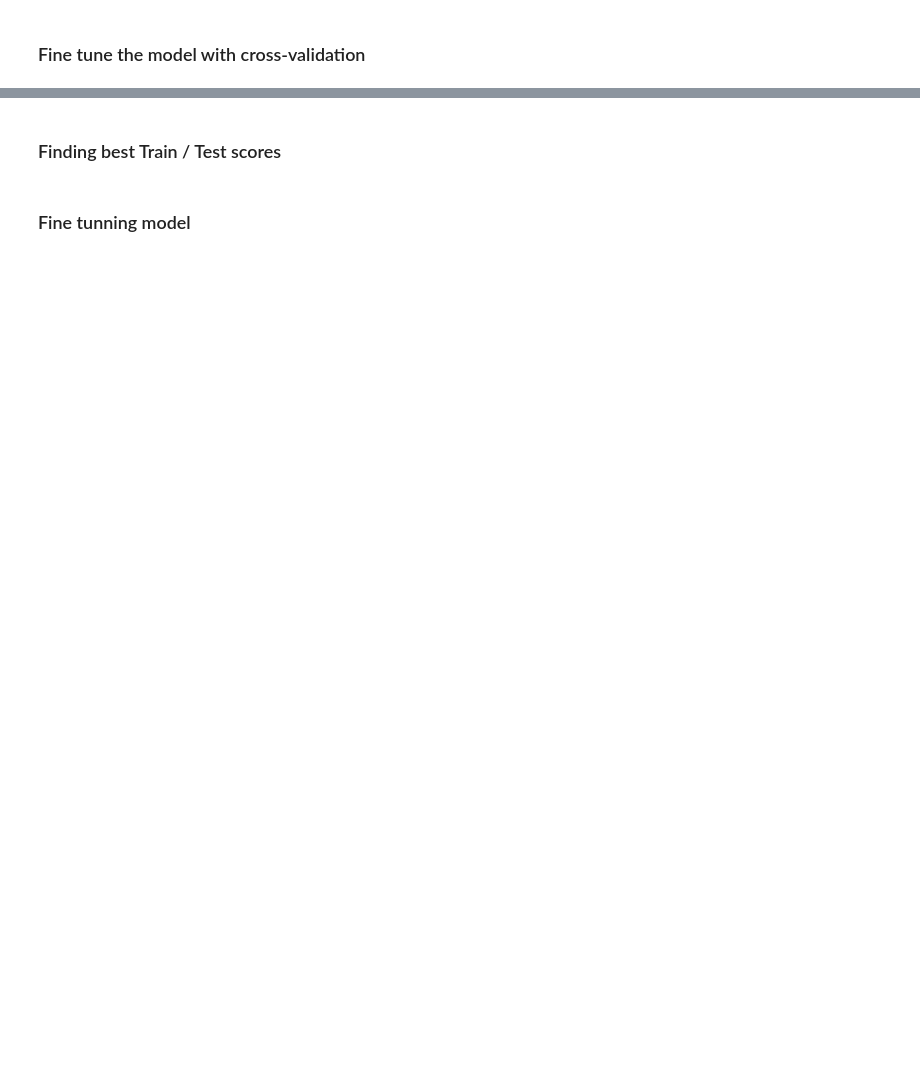
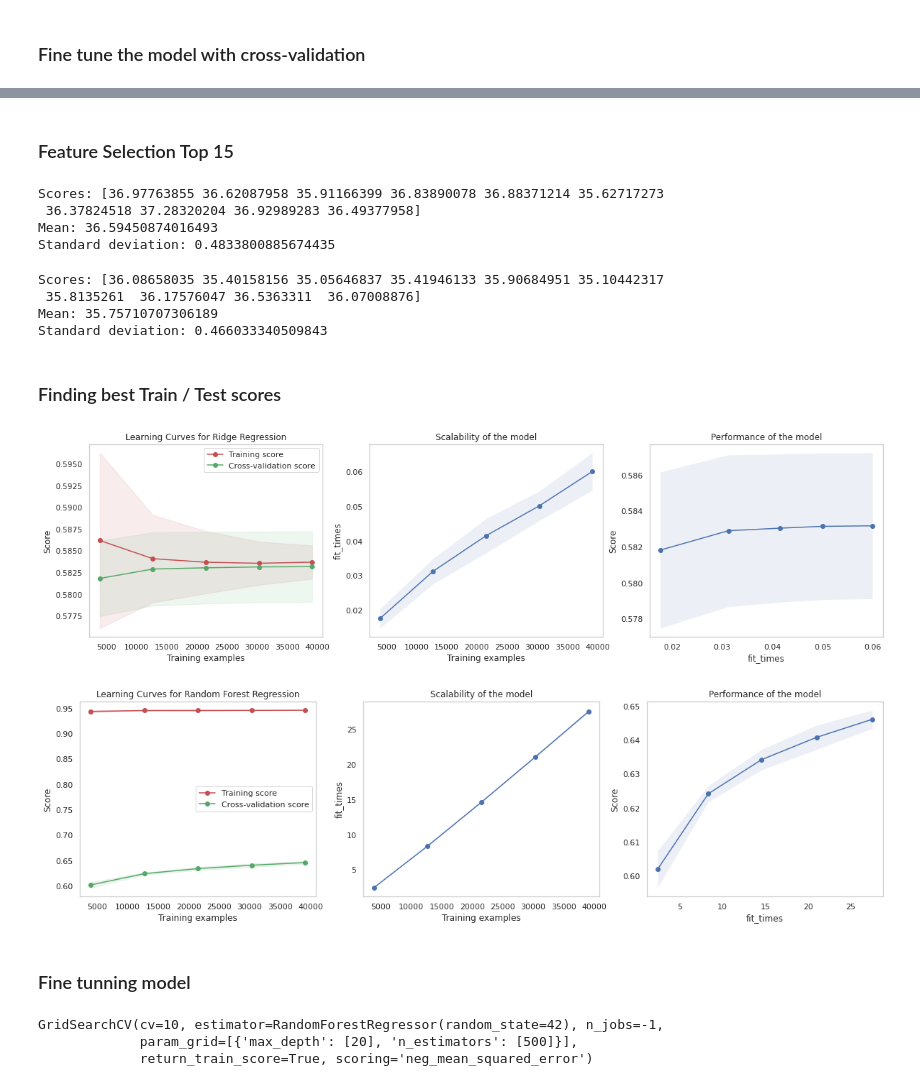
Before and after one commit to waltersmac/Predicting-AirBnB-Prices, a Jupyter notebook: notebooks/1.0-rw-data-exploration.ipynb, the cells around one changed output, grey strips where cells are left out. Cells and saved outputs as stored; diff of their text form; code cells hidden in the pictures; blank space fills up the shorter version.

```diff
--- a/notebooks/1.0-rw-data-exploration.ipynb
+++ b/notebooks/1.0-rw-data-exploration.ipynb
@@ -630,3 +677,24 @@ Standard deviation: 0.3482111756130692
+# %% [markdown]
+### Feature Selection Top 15
+# %%
+# feature selection
+X_train_fs, X_test_fs, fs = select_features(X_train_prepared, y_train, X_test_prepared, 30)
+# %%
+# Ridge Regression with feature selection - CV Model
+display_scores(ridge, X_train_fs, y_train)
+# %% [output]
+Scores: [36.97763855 36.62087958 35.91166399 36.83890078 36.88371214 35.62717273
+ 36.37824518 37.28320204 36.92989283 36.49377958]
+Mean: 36.59450874016493
+Standard deviation: 0.4833800885674435
+# %%
+# Random Forest Regression with feature selection - CV Model
+display_scores(forest_reg, X_train_fs, y_train)
+# %% [output]
+Scores: [36.08658035 35.40158156 35.05646837 35.41946133 35.90684951 35.10442317
+ 35.8135261  36.17576047 36.5363311  36.07008876]
+Mean: 35.75710707306189
+Standard deviation: 0.466033340509843
 # %% [markdown]
 ### Finding best Train / Test scores
 # %%
@@ -739,51 +807,58 @@ def plot_learning_curve(estimator, title, X, y, axes=None, ylim=None, cv=None,
     axes[1].set_xlabel("Training examples")
     axes[1].set_ylabel("fit_times")
     axes[1].set_title("Scalability of the model")
 
     # Plot fit_time vs score
     axes[2].grid()
     axes[2].plot(fit_times_mean, test_scores_mean, 'o-')
     axes[2].fill_between(fit_times_mean, test_scores_mean - test_scores_std,
                          test_scores_mean + test_scores_std, alpha=0.1)
     axes[2].set_xlabel("fit_times")
     axes[2].set_ylabel("Score")
     axes[2].set_title("Performance of the model")
 
     return plt
 
 
 # fig, axes = plt.subplots(3, 2, figsize=(10, 15))
 
 title = r"Learning Curves for Ridge Regression"
 # Ridge Regression:
 cv = ShuffleSplit(n_splits=100, test_size=0.3, random_state=0)
 estimator = Ridge(alpha=0.4, normalize=True)
-plot_learning_curve(estimator, title, X_train_prepared, y_train, cv=cv, n_jobs=4)
+plot_learning_curve(estimator, title, X_train_fs, y_train, cv=cv, n_jobs=4)
 
 
 title = r"Learning Curves for Random Forest Regression"
 # Random Forest Regression:
 cv = ShuffleSplit(n_splits=10, test_size=0.3, random_state=0)
 estimator = RandomForestRegressor()
-plot_learning_curve(estimator, title, X_train_prepared, y_train,cv=cv, n_jobs=4)
+plot_learning_curve(estimator, title, X_train_fs, y_train,cv=cv, n_jobs=4)
 
 plt.show()
+# %% [output]
+[figure, added]
+[figure, added]
 # %% [markdown]
 ### Fine tunning model
 # %%
 from sklearn.model_selection import GridSearchCV
 
 param_grid = [
-    {'n_estimators': [500], 'max_depth': [20,30,40]}
+    {'n_estimators': [500], 'max_depth': [20]}
   ]
 
 forest_reg2 = RandomForestRegressor(random_state=42)
 
-grid_search = GridSearchCV(forest_reg2, param_grid, cv=5,
+grid_search = GridSearchCV(forest_reg2, param_grid, cv=10,
                            scoring='neg_mean_squared_error',
                            return_train_score=True,
                            n_jobs=-1)
 
-grid_search.fit(X_train_prepared, y_train)
+grid_search.fit(X_train_fs, y_train)
+# %% [output]
+GridSearchCV(cv=10, estimator=RandomForestRegressor(random_state=42), n_jobs=-1,
+             param_grid=[{'max_depth': [20], 'n_estimators': [500]}],
+             return_train_score=True, scoring='neg_mean_squared_error')
 # %%
 grid_search.best_estimator_
```
Also changed, not shown: parts of 17 cells of this notebook.
